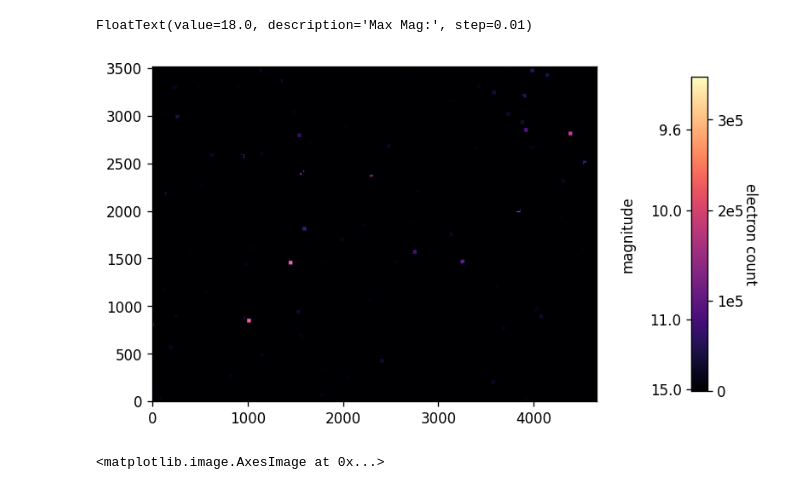
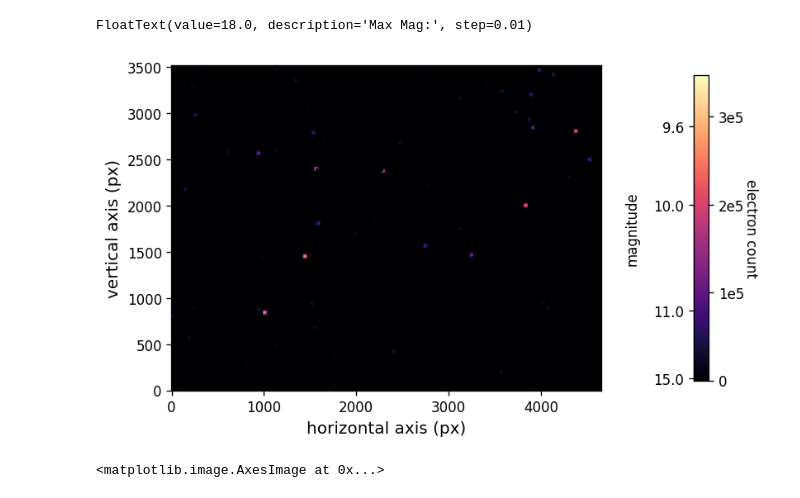
Before and after one commit to orenir49/MAST-simulator, a Jupyter notebook: query.ipynb, the cells around one changed output. Cells and saved outputs as stored; diff of their text form; code cells hidden in the pictures.

```diff
--- a/query.ipynb
+++ b/query.ipynb
@@ -34,6 +34,8 @@ mast_collecting_area_m2 = 0.09 * np.pi * 0.5 * u.m**2
 gaia_collecting_area_m2 = 0.7 * u.m**2
 ccd_full_well = 20000 * u.electron
 gaia_mast_attenuation = 0.5
+
+sky = 2e5*u.electron/u.s/u.arcsec**2*10**(-0.4*(20.5-10))*(ccd_px_side_length_micron*plate_scale_arcsec_micron)**2
 # %%
 ra_widget = widgets.BoundedFloatText(
     value=279.3643447,
@@ -124,6 +126,19 @@ def px_spread(w_px,h_px,side):
     hmax = int(np.min([int(h_px+side),ccd_height_px]))
     return wmin,wmax,hmin,hmax
 
+def four_px(w_px,h_px):
+    lst = []
+    if (np.floor(w_px)>0 and np.floor(h_px)>0):
+        lst.append([np.floor(w_px),np.floor(h_px),(w_px-np.floor(w_px))*(h_px-np.floor(h_px))])
+    if (np.ceil(w_px)<ccd_width_px and np.floor(h_px)>0):
+        lst.append([np.ceil(w_px),np.floor(h_px),(-w_px+np.ceil(w_px))*(h_px-np.floor(h_px))])
+    if (np.floor(w_px)>0 and np.ceil(h_px)<ccd_height_px):
+        lst.append([np.floor(w_px),np.ceil(h_px),(w_px-np.floor(w_px))*(-h_px+np.ceil(h_px))])
+    if (np.ceil(w_px)<ccd_width_px and np.ceil(h_px)<ccd_height_px):
+        lst.append([np.ceil(w_px),np.floor(h_px),(w_px-np.ceil(w_px))*(h_px-np.ceil(h_px))])
+    return lst
+
+
 def add_sources(image,table,wcs_dict,t_exp):
     pixs = wcs_dict.wcs_world2pix(table['ra'].value, table['dec'].value, 0)
     flux = np.round(table['phot_G_flux_mast'].value)
@@ -131,6 +146,9 @@ def add_sources(image,table,wcs_dict,t_exp):
     for i in range(len(pixs[0])):
         wmin,wmax,hmin,hmax = px_spread(pixs[0][i],pixs[1][i],20)
         image[hmin:hmax,wmin:wmax] = brightness[i] # for now, brightness = number of photo electrons
+        # lst = four_px(pixs[0][i],pixs[1][i])
+        # for ls in lst:
+        #     image[int(ls[1]),int(ls[0])] = ls[2] * brightness[i]
     return image
 
 def add_bgd_noise(image,rate,t_exp):
@@ -153,7 +171,7 @@ def create_table(max_mag, ra_center, dec_center, display=True):
     if(display): entries.show_in_notebook(display_length=5)
     return entries
 
-def create_image(table, ra_center , dec_center, t_exp = 1*u.s, temp = -15, sky = 10*u.electron/u.s):
+def create_image(table, ra_center , dec_center, t_exp = 1*u.s, temp = -15, sky = sky):
     wcs_input_dict = {
     'CTYPE1': 'RA---TAN',
     'CUNIT1': 'deg',
@@ -175,23 +193,29 @@ def create_image(table, ra_center , dec_center, t_exp = 1*u.s, temp = -15, sky =
     image = add_read_dark_noise(image,temp,3.6*u.electron,t_exp)
     return image
 # %%
-table = create_table(max_mag_widget.value,ra_widget.value,dec_widget.value,False)
+table = create_table(max_mag_widget.value,ra_widget.value,dec_widget.value)
 image = create_image(table,ra_widget.value,dec_widget.value)
 # %%
 mag_to_e = lambda mag: 2e5*10**(-0.4*(mag-10))
 e_to_mag = lambda e: 10-2.5*np.log10(np.abs(e+1)/200000)
 
 fig,ax = plt.subplots(figsize=(8,8),dpi=120)
 mappable = ax.imshow(image,origin='lower',cmap='magma')
-# ax.text(4800,3400,'electron count')
+ax.set_xlabel('horizontal axis (px)',fontdict={'size':12})
+ax.set_ylabel('vertical axis (px)',fontdict={'size':12})
 cbar = fig.colorbar(mappable,ax=ax,shrink=0.5,pad = 0.15,format='%1.0E')
 cbar.set_label('electron count',labelpad=10,rotation = 270)
 cbar.ax.set_yticks([0,1e5,2e5,3e5])
 cbar.ax.set_yticklabels(['0','1e5','2e5','3e5'])
 cbar2 = cbar.ax.secondary_yaxis('left',functions = (e_to_mag,mag_to_e))
 cbar2.set_ylabel('magnitude',labelpad=10)
 cbar2.set_yticks([15,11,10,9.6])
-# cbar2.yaxis.set_label_coords(x=0,y=0.45)
+
+
+# cbar = fig.colorbar(mappable,ax=ax,shrink=0.5,pad = 0.05,format='%1.0E')
+# ax.set_xticks([])
+# ax.set_yticks([])
+
 plt.show()
 # %% [output]
-[figure, old version]
+[figure, new version]
```
Also changed, not shown: parts of 1 cell of this notebook.
